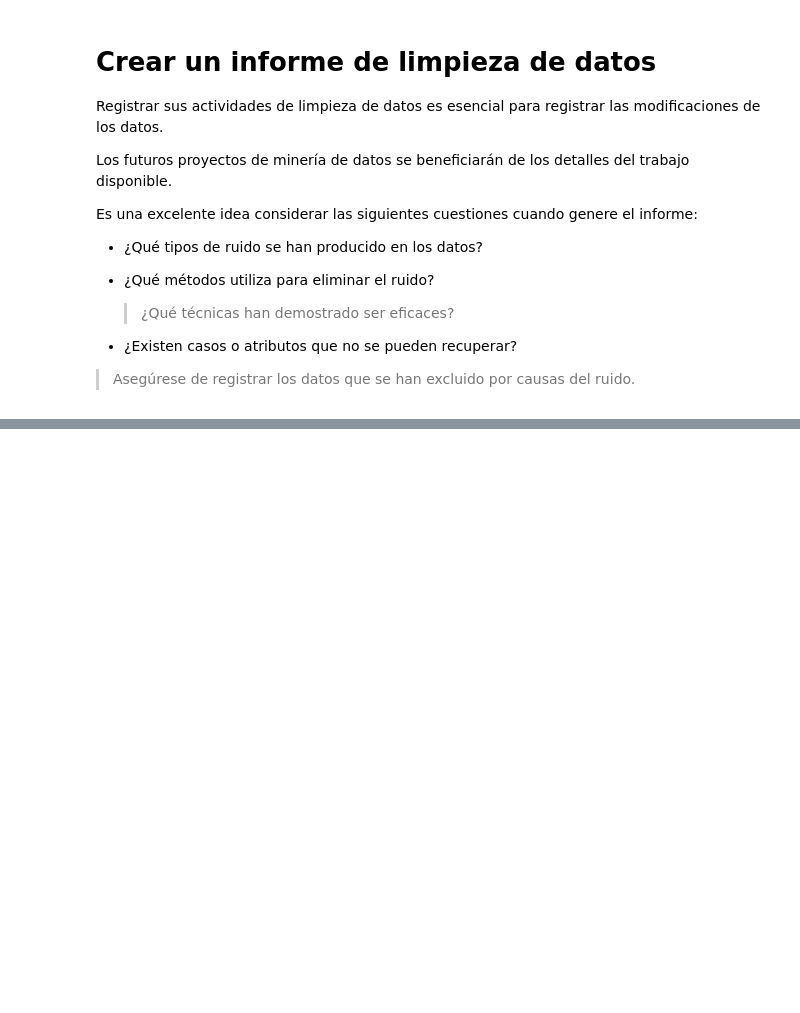
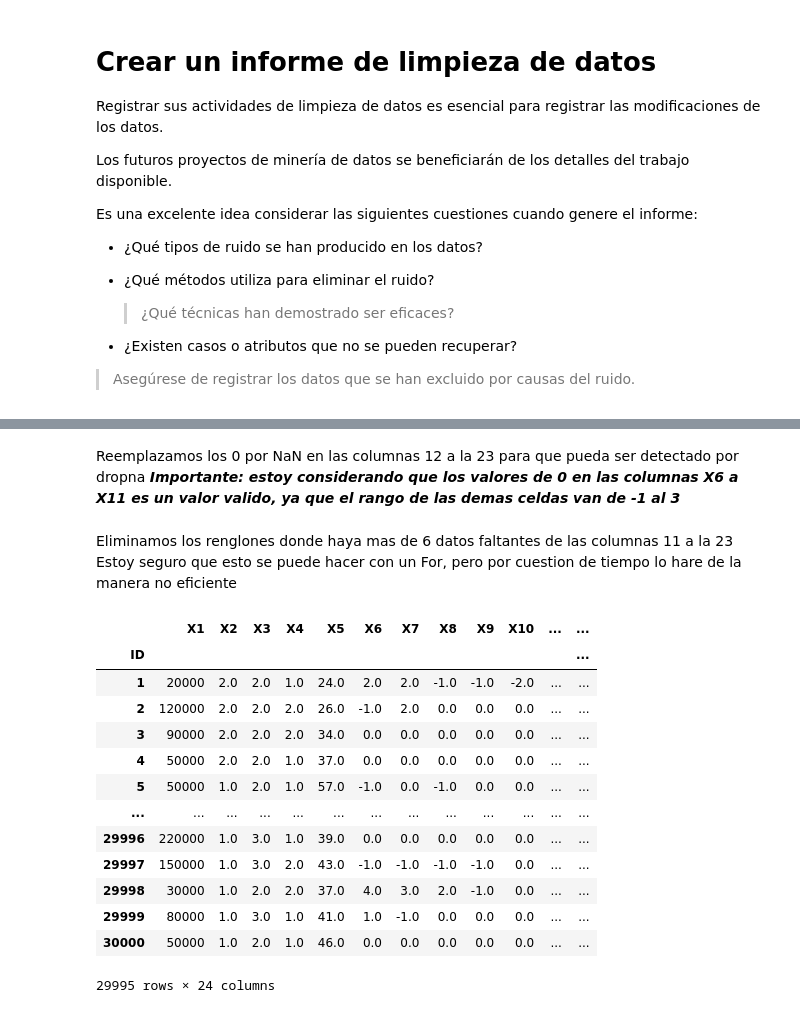
Before and after one commit to PosgradoMNA/actividades-de-aprendizaje-A01081266, a Jupyter notebook: limpieza.ipynb, the cells around one changed output, grey strips where cells are left out. Saved outputs shown, nothing was run; the diff lists cells and outputs as text; code cells hidden in the pictures; blank space fills up the shorter version.

```diff
--- a/limpieza.ipynb
+++ b/limpieza.ipynb
@@ -635,0 +730,35 @@ Es una excelente idea considerar las siguientes cuestiones cuando genere el info
+# %% [markdown]
+Reemplazamos los 0 por NaN en las columnas 12 a la 23 para que pueda ser detectado por dropna
+***Importante: estoy considerando que los valores de 0 en las columnas X6 a X11 es un valor valido, ya que el rango de las demas celdas van de -1 al 3***
+# %% [markdown]
+Eliminamos los renglones donde haya mas de 6 datos faltantes de las columnas 11 a la 23
+Estoy seguro que esto se puede hacer con un For, pero por cuestion de tiempo lo hare de la manera no eficiente
+# %%
+ ndf.loc[(ndf['X12'] == 0.0),'X12'] = np.nan
+ ndf.loc[(ndf['X13'] == 0.0),'X13'] = np.nan
+ ndf.loc[(ndf['X14'] == 0.0),'X14'] = np.nan
+ ndf.loc[(ndf['X15'] == 0.0),'X15'] = np.nan
+ ndf.loc[(ndf['X16'] == 0.0),'X16'] = np.nan
+ ndf.loc[(ndf['X17'] == 0.0),'X17'] = np.nan
+ ndf.loc[(ndf['X18'] == 0.0),'X18'] = np.nan
+ ndf.loc[(ndf['X19'] == 0.0),'X19'] = np.nan
+ ndf.loc[(ndf['X20'] == 0.0),'X20'] = np.nan
+ ndf.loc[(ndf['X21'] == 0.0),'X21'] = np.nan
+ ndf.loc[(ndf['X22'] == 0.0),'X22'] = np.nan
+ ndf.loc[(ndf['X23'] == 0.0),'X23'] = np.nan
+ ndf
+# %% [output]
+|  | X1 | X2 | X3 | X4 | X5 | X6 | X7 | X8 | X9 | X10 | ... | ... |
+| ID |  |  |  |  |  |  |  |  |  |  |  | ... |
+| 1 | 20000 | 2.0 | 2.0 | 1.0 | 24.0 | 2.0 | 2.0 | -1.0 | -1.0 | -2.0 | ... | ... |
+| 2 | 120000 | 2.0 | 2.0 | 2.0 | 26.0 | -1.0 | 2.0 | 0.0 | 0.0 | 0.0 | ... | ... |
+| 3 | 90000 | 2.0 | 2.0 | 2.0 | 34.0 | 0.0 | 0.0 | 0.0 | 0.0 | 0.0 | ... | ... |
+| 4 | 50000 | 2.0 | 2.0 | 1.0 | 37.0 | 0.0 | 0.0 | 0.0 | 0.0 | 0.0 | ... | ... |
+| 5 | 50000 | 1.0 | 2.0 | 1.0 | 57.0 | -1.0 | 0.0 | -1.0 | 0.0 | 0.0 | ... | ... |
+| ... | ... | ... | ... | ... | ... | ... | ... | ... | ... | ... | ... | ... |
+| 29996 | 220000 | 1.0 | 3.0 | 1.0 | 39.0 | 0.0 | 0.0 | 0.0 | 0.0 | 0.0 | ... | ... |
+| 29997 | 150000 | 1.0 | 3.0 | 2.0 | 43.0 | -1.0 | -1.0 | -1.0 | -1.0 | 0.0 | ... | ... |
+| 29998 | 30000 | 1.0 | 2.0 | 2.0 | 37.0 | 4.0 | 3.0 | 2.0 | -1.0 | 0.0 | ... | ... |
+| 29999 | 80000 | 1.0 | 3.0 | 1.0 | 41.0 | 1.0 | -1.0 | 0.0 | 0.0 | 0.0 | ... | ... |
+| 30000 | 50000 | 1.0 | 2.0 | 1.0 | 46.0 | 0.0 | 0.0 | 0.0 | 0.0 | 0.0 | ... | ... |
+29995 rows × 24 columns
```
Also changed, not shown: parts of 14 cells of this notebook.
